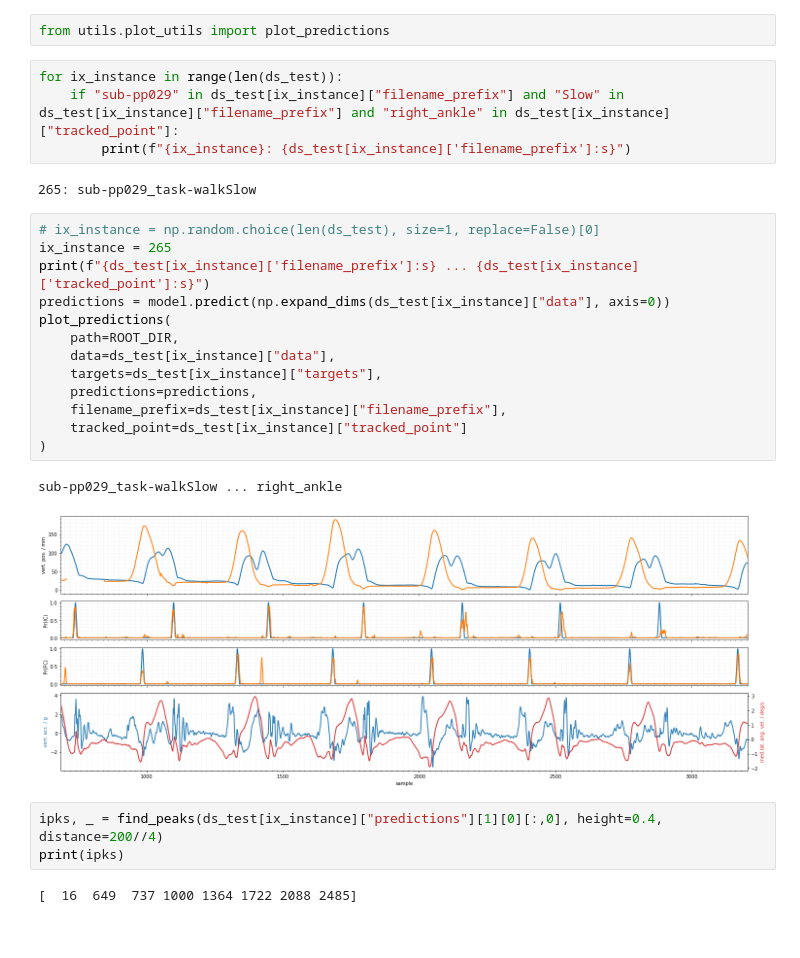
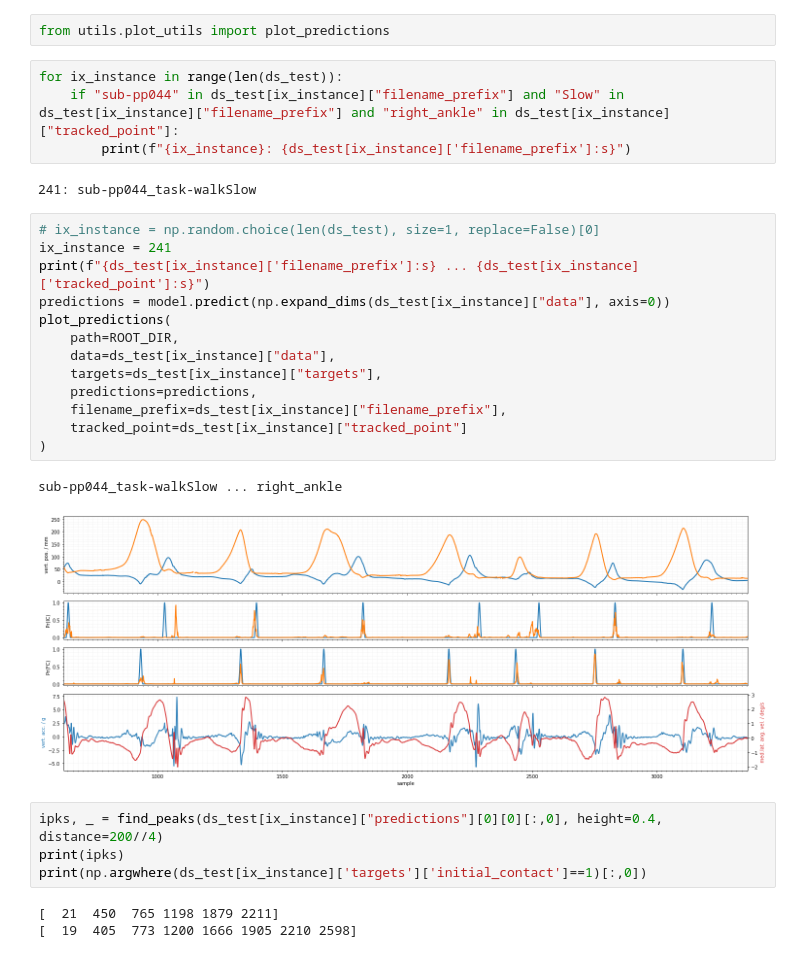
Before and after one commit to rmndrs89/my-gait-events-tcn, a Jupyter notebook: keepcontrol.ipynb, the cells around one changed output. Drawn from its saved outputs; the diff is of its cells as text.

```diff
--- a/keepcontrol.ipynb
+++ b/keepcontrol.ipynb
@@ -245,31 +245,33 @@ df_out.to_csv('gait_events_v3.tsv', sep='\t')
 from utils.plot_utils import plot_predictions
 # %%
 for ix_instance in range(len(ds_test)):
-    if "sub-pp029" in ds_test[ix_instance]["filename_prefix"] and "Slow" in ds_test[ix_instance]["filename_prefix"] and "right_ankle" in ds_test[ix_instance]["tracked_point"]:
+    if "sub-pp044" in ds_test[ix_instance]["filename_prefix"] and "Slow" in ds_test[ix_instance]["filename_prefix"] and "right_ankle" in ds_test[ix_instance]["tracked_point"]:
         print(f"{ix_instance}: {ds_test[ix_instance]['filename_prefix']:s}")
 # %% [output]
-265: sub-pp029_task-walkSlow
+241: sub-pp044_task-walkSlow
 # %%
 # ix_instance = np.random.choice(len(ds_test), size=1, replace=False)[0]
-ix_instance = 265
+ix_instance = 241
 print(f"{ds_test[ix_instance]['filename_prefix']:s} ... {ds_test[ix_instance]['tracked_point']:s}")
 predictions = model.predict(np.expand_dims(ds_test[ix_instance]["data"], axis=0))
 plot_predictions(
     path=ROOT_DIR,
     data=ds_test[ix_instance]["data"],
     targets=ds_test[ix_instance]["targets"],
     predictions=predictions,
     filename_prefix=ds_test[ix_instance]["filename_prefix"],
     tracked_point=ds_test[ix_instance]["tracked_point"]
 )
 # %% [output]
-sub-pp029_task-walkSlow ... right_ankle
+sub-pp044_task-walkSlow ... right_ankle
-[figure, old version]
+[figure, new version]
 # %%
-ipks, _ = find_peaks(ds_test[ix_instance]["predictions"][1][0][:,0], height=0.4, distance=200//4)
+ipks, _ = find_peaks(ds_test[ix_instance]["predictions"][0][0][:,0], height=0.4, distance=200//4)
 print(ipks)
+print(np.argwhere(ds_test[ix_instance]['targets']['initial_contact']==1)[:,0])
 # %% [output]
-[  16  649  737 1000 1364 1722 2088 2485]
+[  21  450  765 1198 1879 2211]
+[  19  405  773 1200 1666 1905 2210 2598]
 # %%
 from scipy.signal import peak_prominences
 prominences, _, _ = peak_prominences(ds_test[ix_instance]["predictions"][1][0][:,0], ipks)
```
Also changed, not shown: parts of 8 cells of this notebook, 21 other files.
